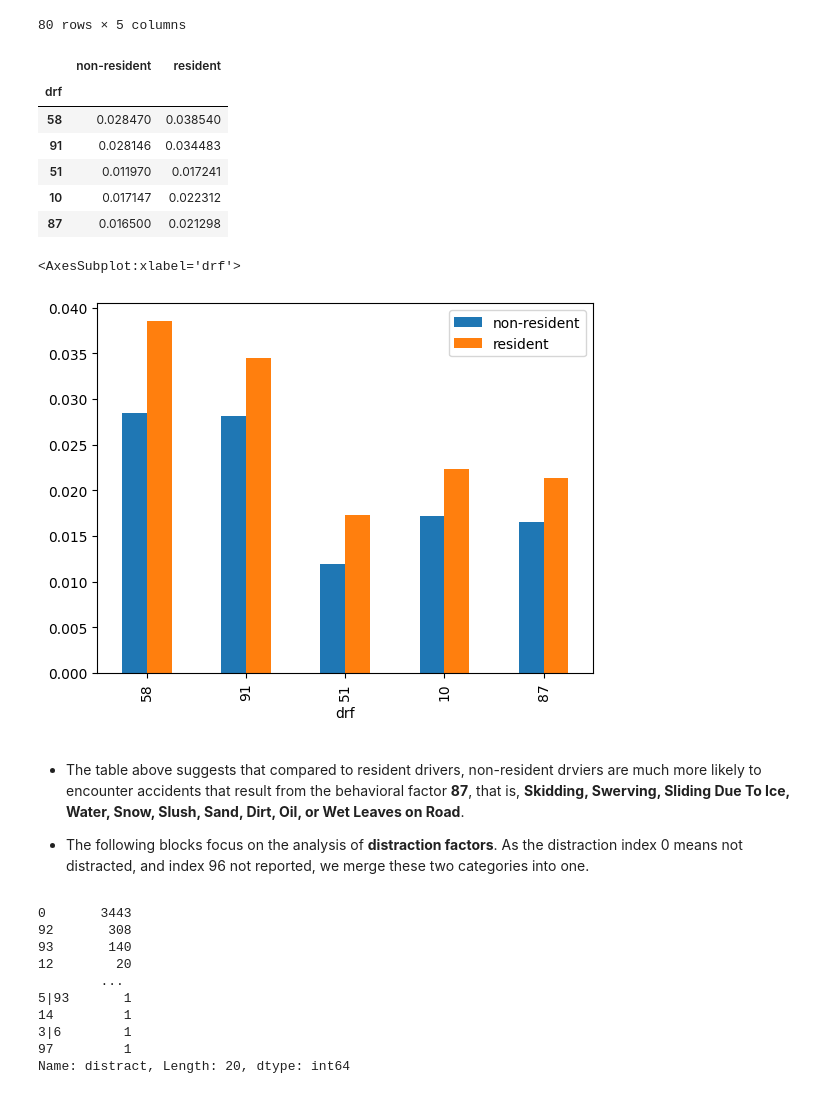
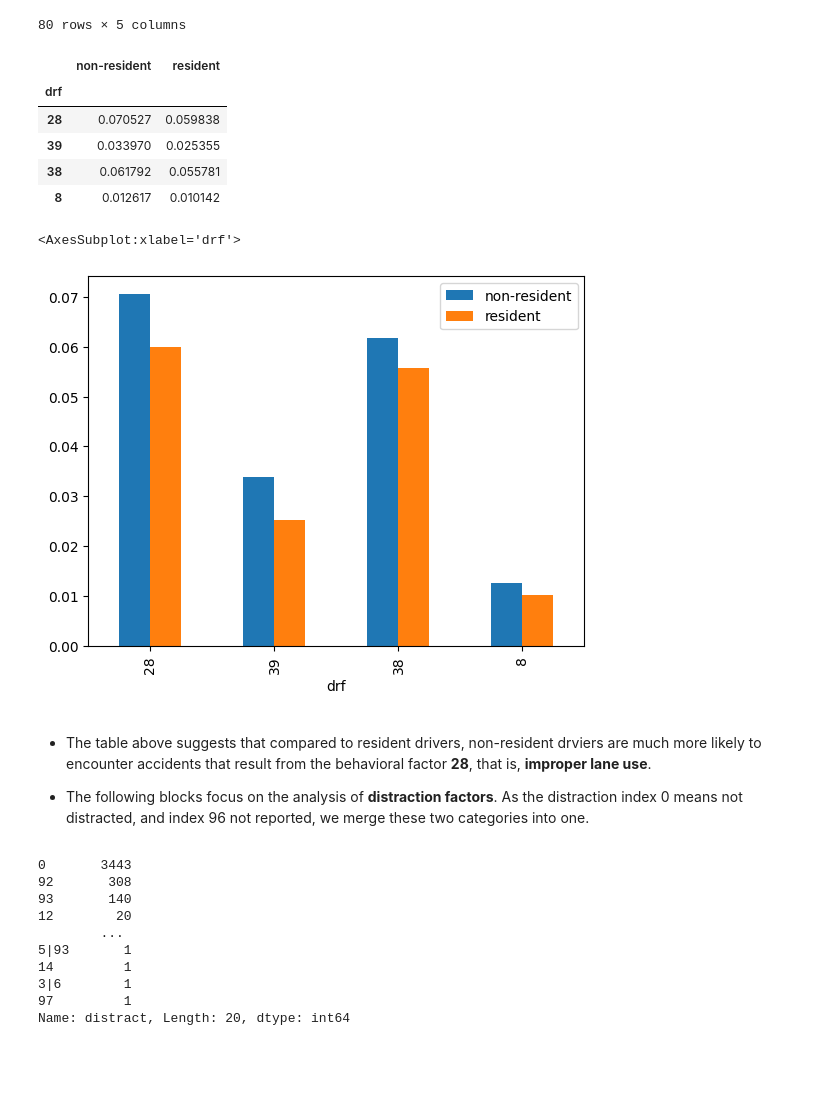
Before and after one commit to Chacoon3/Info-Challenge-2023, a Jupyter notebook: code_py/analysis.ipynb, the cells around one changed output. Saved outputs shown, nothing was run; the diff lists cells and outputs as text; code cells hidden in the pictures; blank space fills up the shorter version.

```diff
--- a/code_py/analysis.ipynb
+++ b/code_py/analysis.ipynb
@@ -58,9 +55,9 @@ df_data_main.shape
 df_data_main.dzip = df_data_main.dzip.map(
     lambda n: 0 if n == 0 else 0 if pd.isna(n) else int(n)
 )
+
 # valid zip codes are all 5 digit so we filter out those with less than 5 digits
-df_data_main = df_data_main[(df_data_main.dzip > 10000)
-                            & (df_data_main.dzip <= 99950)]
+df_data_main = df_data_main[(df_data_main.dzip > 10000) & (df_data_main.dzip <= 99950)]
 df_data_main.dzip = df_data_main.dzip.astype(str)
 df_data_main.shape
 # %% [output]
@@ -121,8 +120,7 @@ map_crashtype_eng = {   # maps a crashtype index to its actual meaning
     k: v for k, v in zip(df_metadata_crashtype.index, df_metadata_crashtype['crash_type'])
 }
 
-df_data_main['crash_category'] = df_data_main.crashtype.map(
-    map_crashtype_category)
+df_data_main['crash_category'] = df_data_main.crashtype.map(map_crashtype_category)
 df_data_main['crashtype_eng'] = df_data_main.crashtype.map(map_crashtype_eng)
 # %%
 df_data_crash = df_data_main.groupby(by=['crashtype', 'is_resident']).agg(
@@ -226,15 +221,11 @@ def sum_driver_factor(index: int, df: pd.DataFrame):
     return re.sub(pattern=r'\|0', string=joint, repl='')
 
 
-df_data_main.loc[:, 'drf1':'drf4'] = df_data_main.loc[:, 'drf1':'drf4'].fillna(
-    0)     # in this case, na suggests no factor rather than the missing of value
-df_data_main['drf'] = df_data_main.index.map(lambda i:
-                                             sum_driver_factor(i, df_data_main)
-                                             )
+df_data_main.loc[:, 'drf1':'drf4'] = df_data_main.loc[:, 'drf1':'drf4'].fillna(0)     # in this case, na suggests no factor rather than the missing of value
+df_data_main['drf'] = df_data_main.index.map(lambda i:  sum_driver_factor(i, df_data_main))
 
 # drop the original component columns as we already acquired the summed up one
-df_data_main.drop(
-    axis=1, labels=['drf1', 'drf2', 'drf3', 'drf4'], inplace=True)
+df_data_main.drop(axis=1, labels=['drf1', 'drf2', 'drf3', 'drf4'], inplace=True)
 # %%
 def get_factor_levels(factor_col):
     res = []
@@ -265,6 +256,7 @@ def factor_to_dummy(factor_col, level):
 df_drf_dist = factor_to_dummy(df_data_main.drf.values, drf_distinct_vals)
 df_drf_dist.insert(0, 'is_resident', df_data_main.is_resident)
 df_drf_dist = df_drf_dist.groupby('is_resident').agg('sum')
+# get corresponding proportion
 df_drf_dist.loc[0, :] = df_drf_dist.loc[0, :] / sum(df_drf_dist.loc[0, :])
 df_drf_dist.loc[1, :] = df_drf_dist.loc[1, :] / sum(df_drf_dist.loc[1, :])
 df_drf_dist = df_drf_dist.transpose()
@@ -272,26 +264,24 @@ df_drf_dist = df_drf_dist.transpose()
 
 df_drf_dist.columns = ['non-resident', 'resident']
 df_drf_dist['diff'] = df_drf_dist['non-resident'] - df_drf_dist['resident']
-df_drf_dist.sort_values(by='diff', inplace=True)
+df_drf_dist.sort_values(by='diff', inplace=True, ascending=False)
 df_drf_dist.drop('diff', inplace=True, axis=1)
-df_drf_dist.set_index(
-    pd.Series(df_drf_dist.index, name='drf', dtype=int), inplace=True)
-df_drf_dist[:5]
+df_drf_dist.set_index(pd.Series(df_drf_dist.index, name='drf', dtype=int), inplace=True)
+df_drf_dist[:4]
 # %% [output]
 |  | non-resident | resident |
 | drf |  |  |
-| 58 | 0.028470 | 0.038540 |
-| 91 | 0.028146 | 0.034483 |
-| 51 | 0.011970 | 0.017241 |
-| 10 | 0.017147 | 0.022312 |
-| 87 | 0.016500 | 0.021298 |
+| 28 | 0.070527 | 0.059838 |
+| 39 | 0.033970 | 0.025355 |
+| 38 | 0.061792 | 0.055781 |
+| 8 | 0.012617 | 0.010142 |
 # %%
-df_drf_dist[:5].plot(kind='bar')
+df_drf_dist[:4].plot(kind='bar')
 # %% [output]
 <AxesSubplot:xlabel='drf'>
-[figure, old version]
+[figure, new version]
 # %% [markdown]
-- The table above suggests that compared to resident drivers, non-resident drviers are much more likely to encounter accidents that result from the behavioral factor <b>87</b>, that is, <b>Skidding, Swerving, Sliding Due To Ice, Water, Snow, Slush, Sand, Dirt, Oil, or Wet Leaves on Road</b>.
+- The table above suggests that compared to resident drivers, non-resident drviers are much more likely to encounter accidents that result from the behavioral factor <b>28</b>, that is, <b>improper lane use</b>.
 
 - The following blocks focus on the analysis of <b>distraction factors</b>. As the distraction index 0 means not distracted, and index 96 not reported, we merge these two categories into one.
 # %%
```
Also changed, not shown: parts of 27 cells of this notebook, 3 other files.
